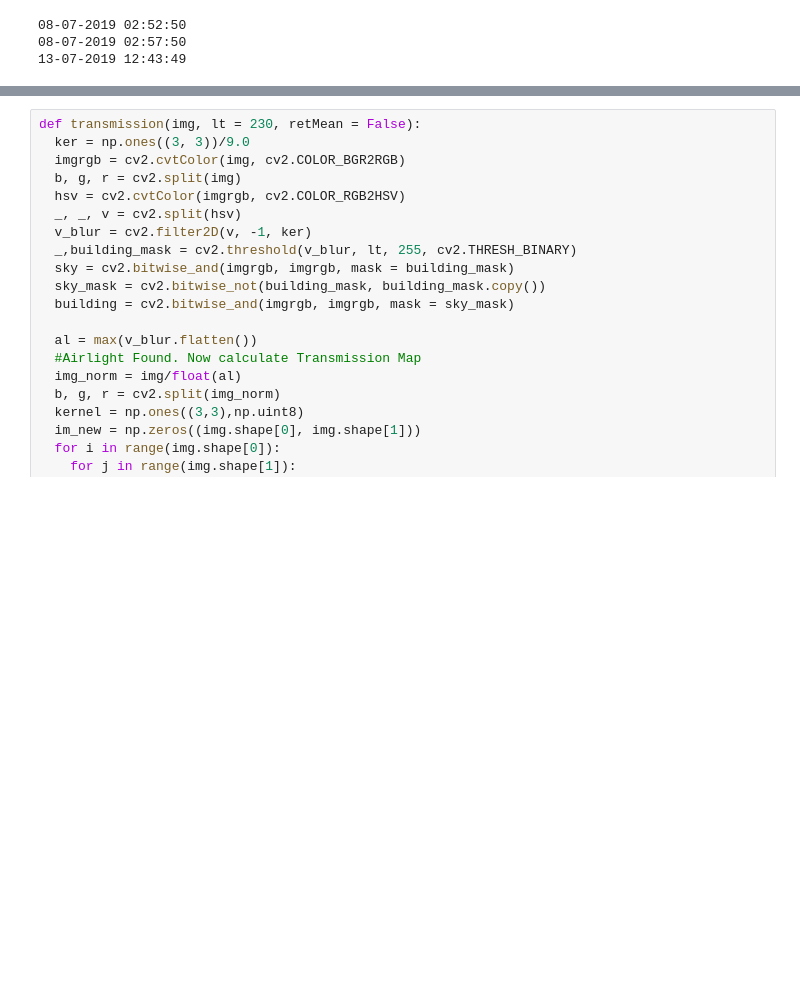
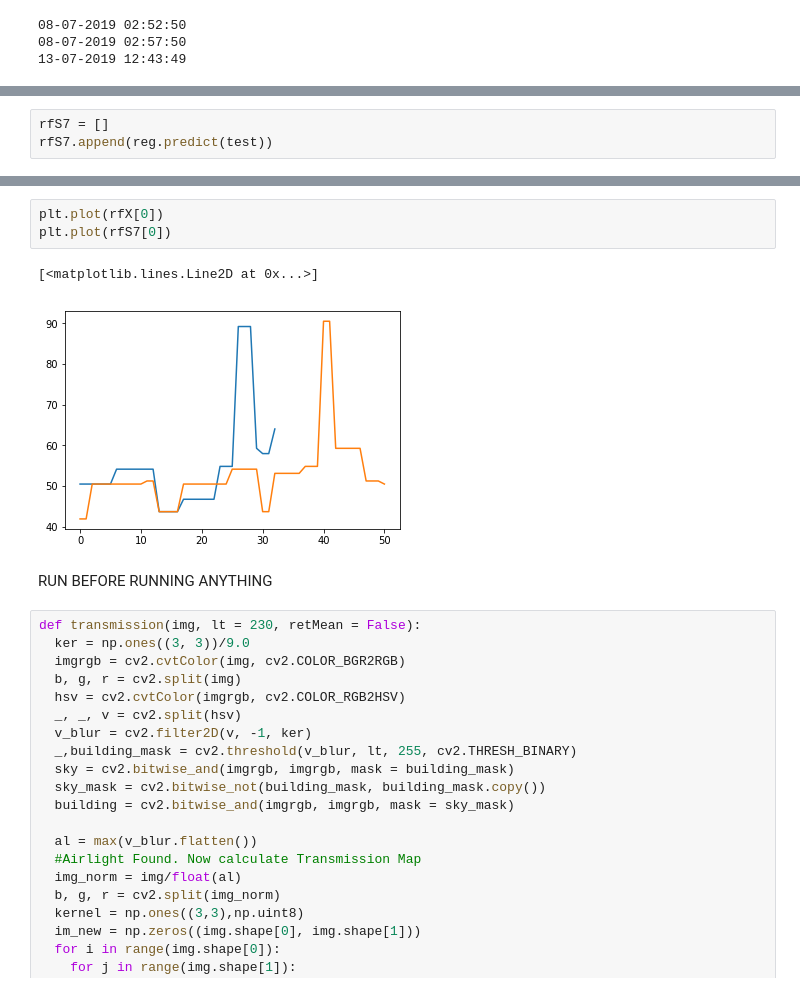
Before and after one commit to harshitadd/VisionAir, a Jupyter notebook: GeneralisedPredictionHDR.ipynb, the cells around one changed output, grey strips where cells are left out. Saved outputs shown, nothing was run; the diff lists cells and outputs as text; blank space fills up the shorter version.

```diff
--- a/GeneralisedPredictionHDR.ipynb
+++ b/GeneralisedPredictionHDR.ipynb
@@ -508,0 +573,3 @@ for e in feat:
+# %%
+rfS7 = []
+rfS7.append(reg.predict(test))
@@ -509,3 +582,11 @@ for e in feat:
+# %%
+plt.plot(rfX[0])
+plt.plot(rfS7[0])
+# %% [output]
+[<matplotlib.lines.Line2D at 0x...>]
+[figure, added]
+# %% [markdown]
+RUN BEFORE RUNNING ANYTHING
 # %%
 def transmission(img, lt = 230, retMean = False):
   ker = np.ones((3, 3))/9.0
```
Also changed, not shown: parts of 45 cells of this notebook.
